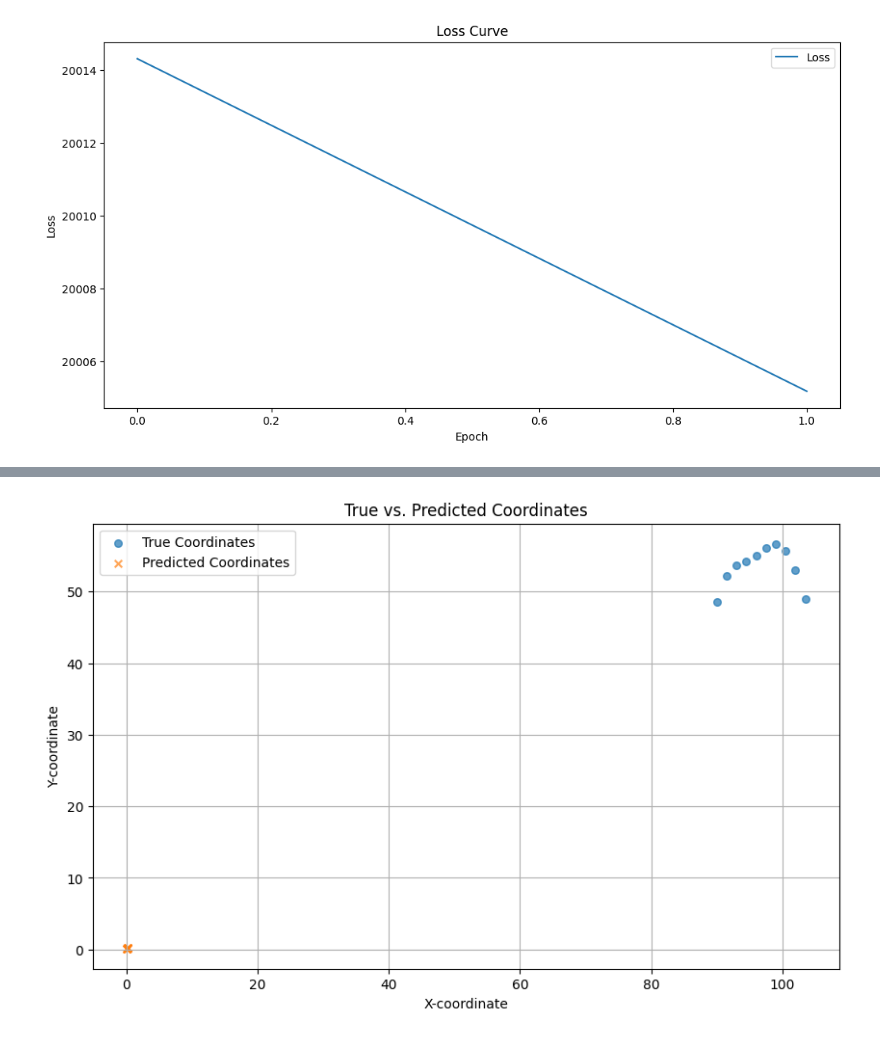
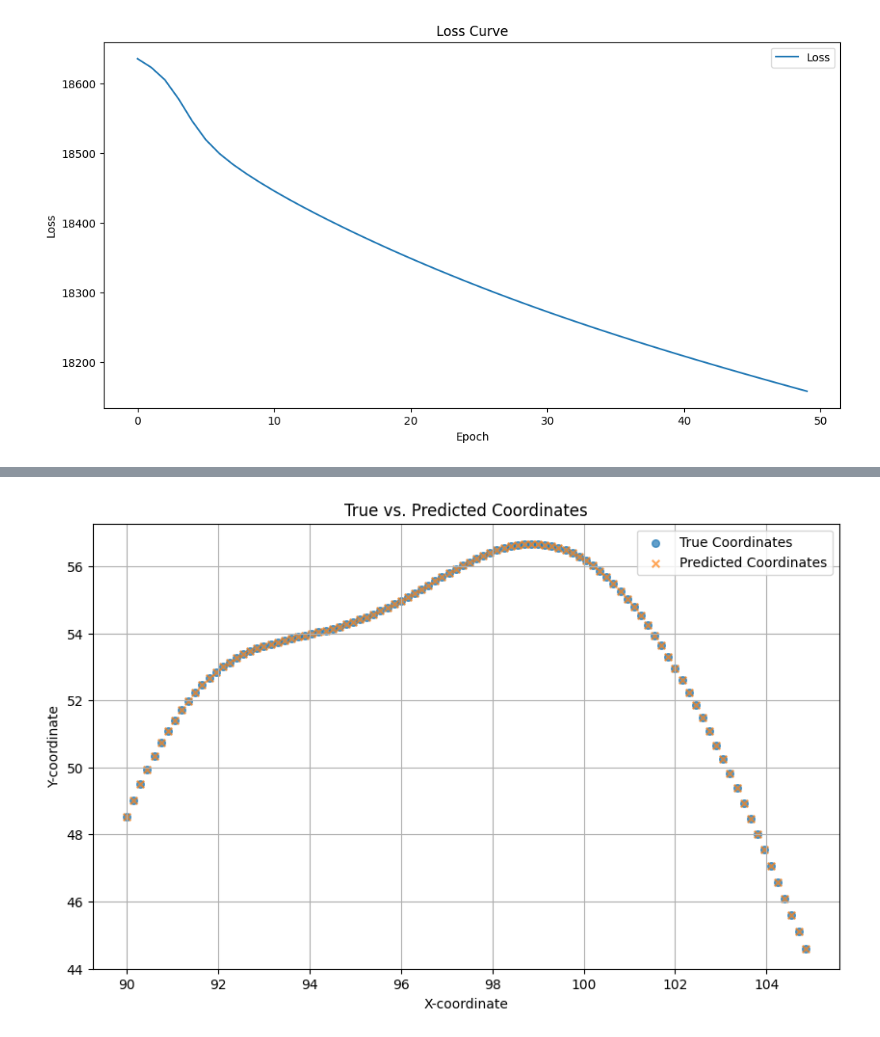
Before and after one commit to hyrissq/UAV_location, a Jupyter notebook: dnn/Dnn.ipynb, the cells around one changed output, grey strips where cells are left out. Cells and saved outputs as stored; diff of their text form; code cells hidden in the pictures.

```diff
--- a/dnn/Dnn.ipynb
+++ b/dnn/Dnn.ipynb
@@ -15,0 +37,13 @@ import Common as cm
+# %%
+import numpy as np
+import Config as cf
+
+vertex1 = np.array([0, 0])
+vertex2 = np.array([200, 0])
+vertex3 = np.array([100, 100])
+vertex4 = np.array([300, 150])
+
+vertices_position = np.concatenate((vertex1, vertex2, vertex3, vertex4))
+
+train_position = np.full((cf.train_points_num, len(vertices_position)), vertices_position)
+test_position = np.full((cf.test_points_num, len(vertices_position)), vertices_position)
@@ -80,8 +117,8 @@ from IPython.display import clear_output
 
 
 # 数据预处理
-train_other_inputs = np.concatenate((train_w, train_doppler), axis=1)  # 将 相位差和多普勒 拼接
-test_other_inputs = np.concatenate((test_w, test_doppler), axis=1)  # 将 相位差和多普勒 拼接
+train_other_inputs = np.concatenate((train_w, train_doppler, train_position), axis=1)  # 将 相位差和多普勒 拼接
+test_other_inputs = np.concatenate((test_w, test_doppler, test_position), axis=1)  # 将 相位差和多普勒 拼接
 
 # inputs_train, inputs_test, coords_train, coords_test = train_test_split(inputs, train_data_coords, test_size=0.1, random_state=42)
 inputs_train = train_other_inputs
@@ -89,10 +126,6 @@ inputs_test = test_other_inputs
 coords_train = train_data_coords
 coords_test = test_data_coords
 
-# inputs_test = inputs_t
-# coords_test = result_test
-
-# 定义一个 PyTorch 数据集
 # 定义一个 PyTorch 数据集
 class CoordDataset(Dataset):
     def __init__(self, inputs, coords):
@@ -117,7 +150,7 @@ test_loader = DataLoader(test_dataset, batch_size=128, shuffle=False)
 class DNN(nn.Module):
     def __init__(self):
         super(DNN, self).__init__()
-        self.fc1 = nn.Linear(6, 128)
+        self.fc1 = nn.Linear(14, 128)
         self.fc2 = nn.Linear(128, 256)
         self.fc3 = nn.Linear(256, 512)
         self.fc4 = nn.Linear(512, 512)  # 新增层
@@ -176,7 +209,7 @@ for epoch in range(cf.epoch):
     plt.show()
 
     # 打印损失信息
-    print(f'Epoch [{cf.epoch+1}/{cf.epoch}], Loss: {loss.item()}')
+    print(f'Epoch [{epoch+1}/{cf.epoch}], Loss: {loss.item()}')
 
 print("Testing...")
 
@@ -190,7 +223,6 @@ with torch.no_grad():
         inputs, coords = inputs.to(device), coords.to(device)
         outputs = model(inputs)
         test_loss = criterion(outputs, coords)
-        # test_loss = triangleConstraintLoss(outputs, coords)
         total_test_loss += test_loss.item()
         predicted_coords.append(outputs.cpu().numpy())
         true_coords.append(coords.cpu().numpy())
@@ -210,4 +242,4 @@ plt.grid(True)
 plt.show()
 print(f'Test Loss: {total_test_loss / len(test_loader)}')
 # %% [output]
-[figure, old version]
+[figure, new version]
@@ -215,2 +247,2 @@ Epoch [3/2], Loss: 20005.173828125
 Testing...
-[figure, old version]
+[figure, new version]
```
Also changed, not shown: parts of 4 cells of this notebook, 3 other files.
